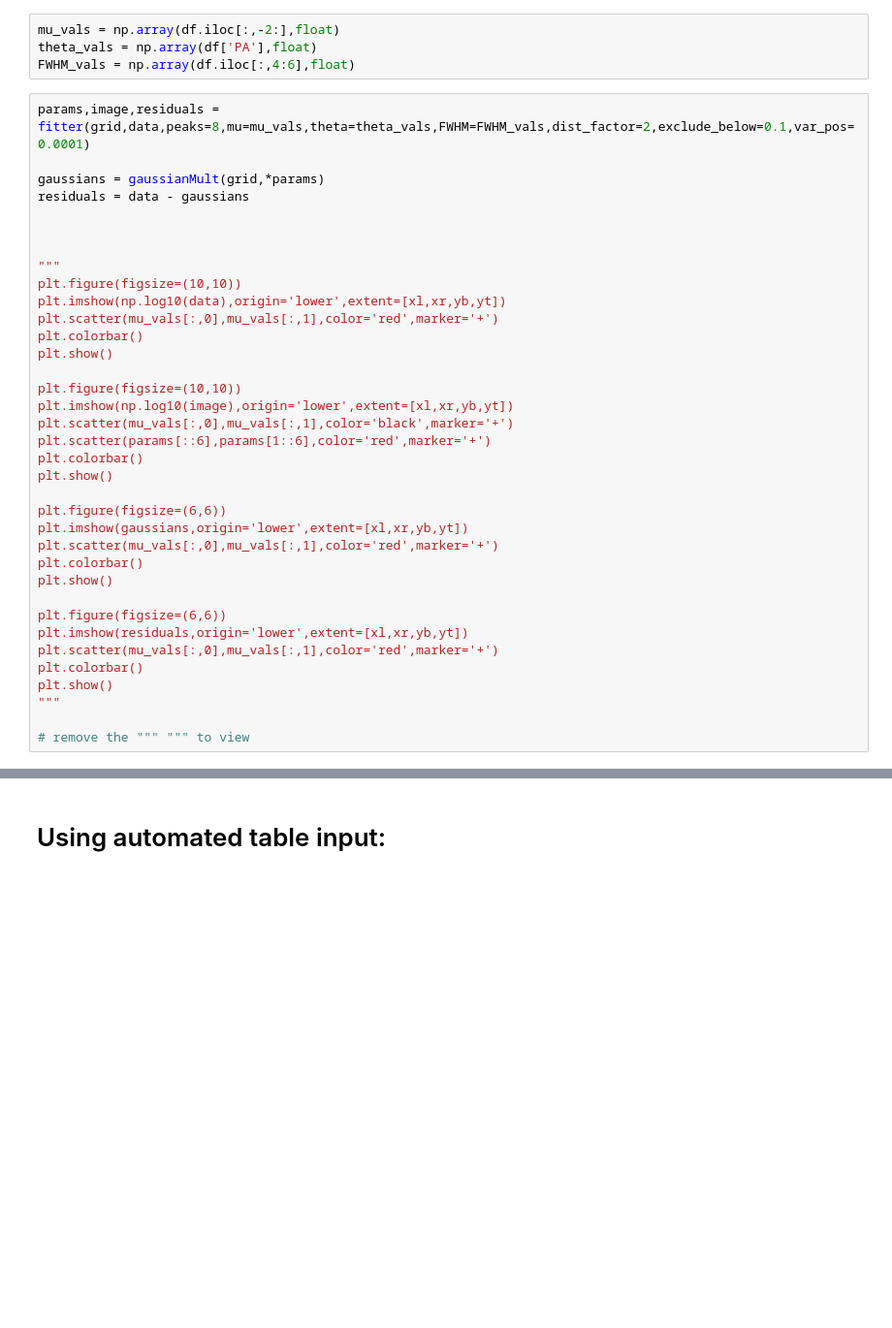
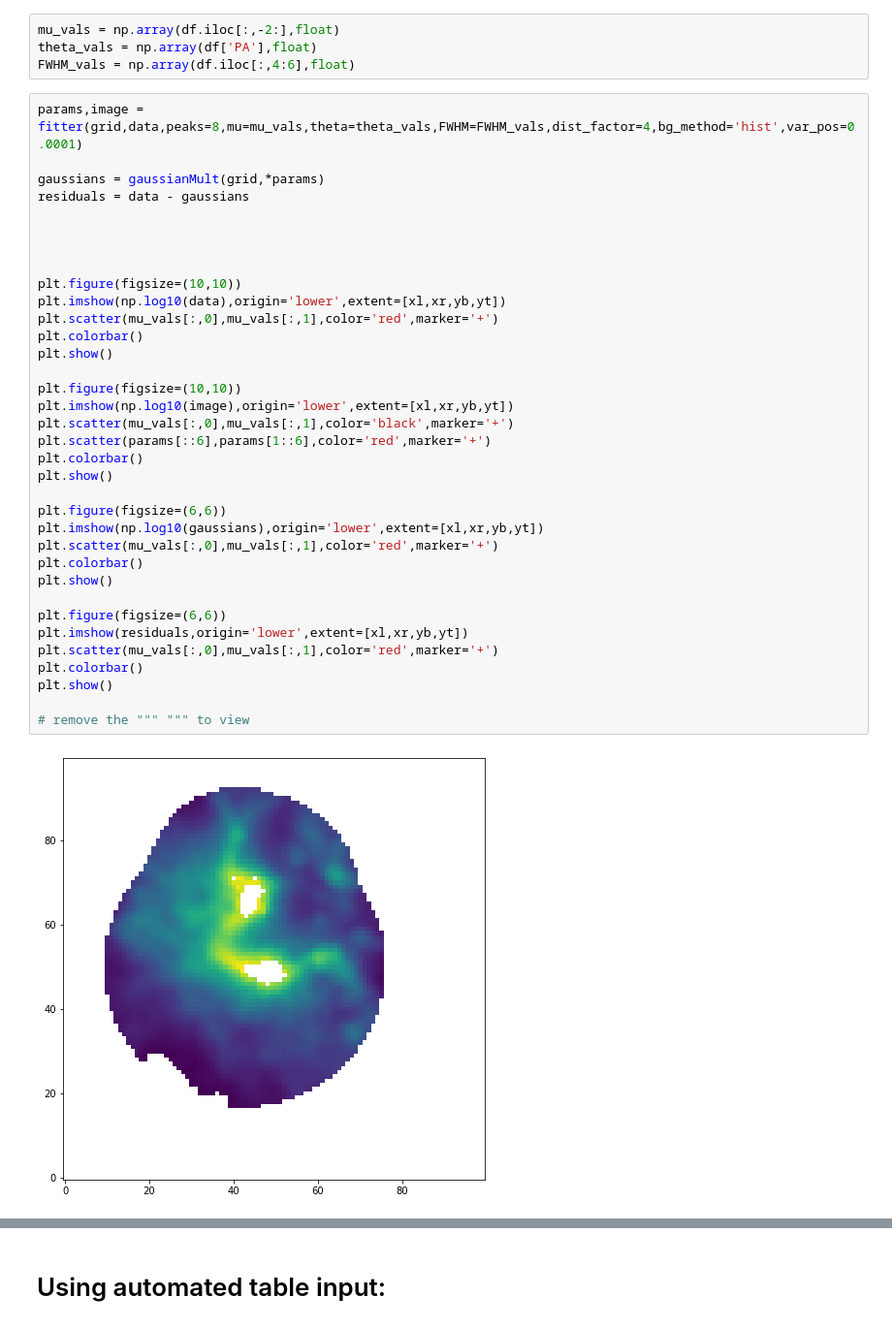
Before and after one commit to martimmcdc/2d-gaussian-fitting, a Jupyter notebook: baseline_reduction_test.ipynb, the cells around one changed output, grey strips where cells are left out. Shown at 97% size. Saved outputs shown, nothing was run; the diff lists cells and outputs as text; blank space fills up the shorter version.

```diff
--- a/baseline_reduction_test.ipynb
+++ b/baseline_reduction_test.ipynb
@@ -44,38 +66,39 @@ mu_vals = np.array(df.iloc[:,-2:],float)
 theta_vals = np.array(df['PA'],float)
 FWHM_vals = np.array(df.iloc[:,4:6],float)
 # %%
-params,image,residuals = fitter(grid,data,peaks=8,mu=mu_vals,theta=theta_vals,FWHM=FWHM_vals,dist_factor=2,exclude_below=0.1,var_pos=0.0001)
+params,image = fitter(grid,data,peaks=8,mu=mu_vals,theta=theta_vals,FWHM=FWHM_vals,dist_factor=4,bg_method='hist',var_pos=0.0001)
 
 gaussians = gaussianMult(grid,*params)
 residuals = data - gaussians
 
 
 
-"""
+
 plt.figure(figsize=(10,10))
 plt.imshow(np.log10(data),origin='lower',extent=[xl,xr,yb,yt])
 plt.scatter(mu_vals[:,0],mu_vals[:,1],color='red',marker='+')
 plt.colorbar()
 plt.show()
 
 plt.figure(figsize=(10,10))
 plt.imshow(np.log10(image),origin='lower',extent=[xl,xr,yb,yt])
 plt.scatter(mu_vals[:,0],mu_vals[:,1],color='black',marker='+')
 plt.scatter(params[::6],params[1::6],color='red',marker='+')
 plt.colorbar()
 plt.show()
 
 plt.figure(figsize=(6,6))
-plt.imshow(gaussians,origin='lower',extent=[xl,xr,yb,yt])
+plt.imshow(np.log10(gaussians),origin='lower',extent=[xl,xr,yb,yt])
 plt.scatter(mu_vals[:,0],mu_vals[:,1],color='red',marker='+')
 plt.colorbar()
 plt.show()
 
 plt.figure(figsize=(6,6))
 plt.imshow(residuals,origin='lower',extent=[xl,xr,yb,yt])
 plt.scatter(mu_vals[:,0],mu_vals[:,1],color='red',marker='+')
 plt.colorbar()
 plt.show()
-"""
 
 # remove the """ """ to view
+# %% [output]
+[figure, added]
```
Also changed, not shown: parts of 7 cells of this notebook, 1 other file.
